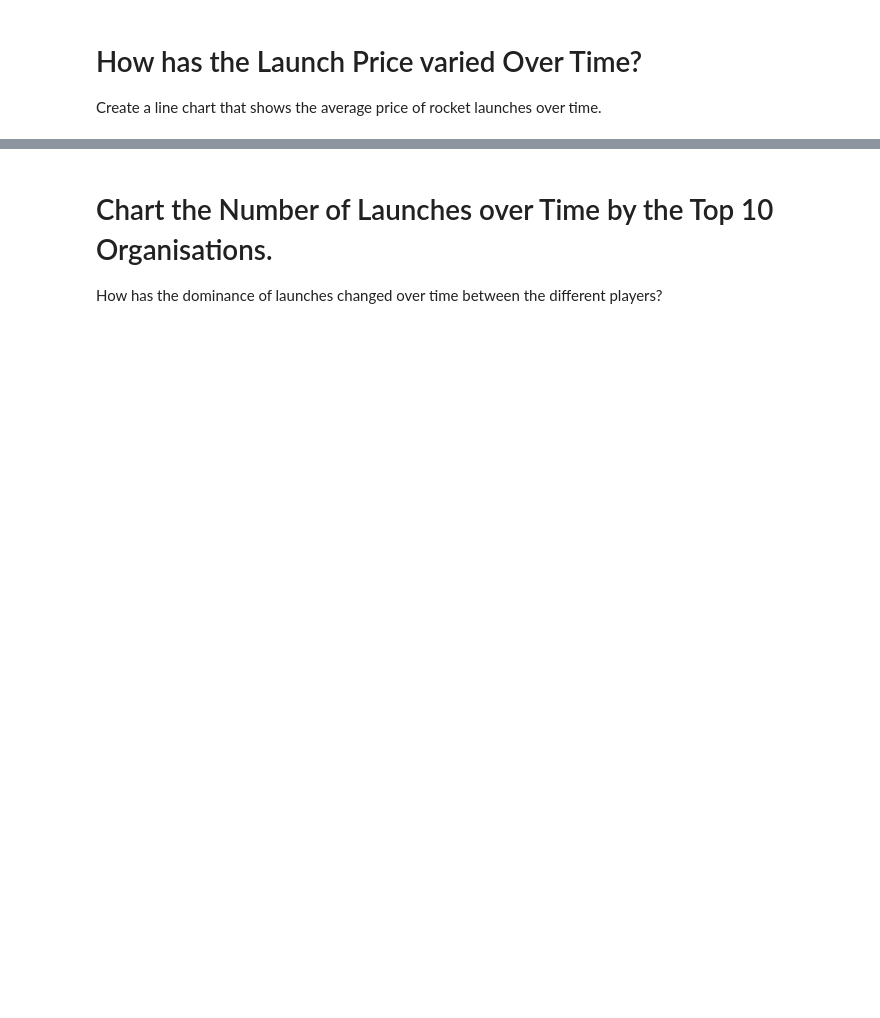
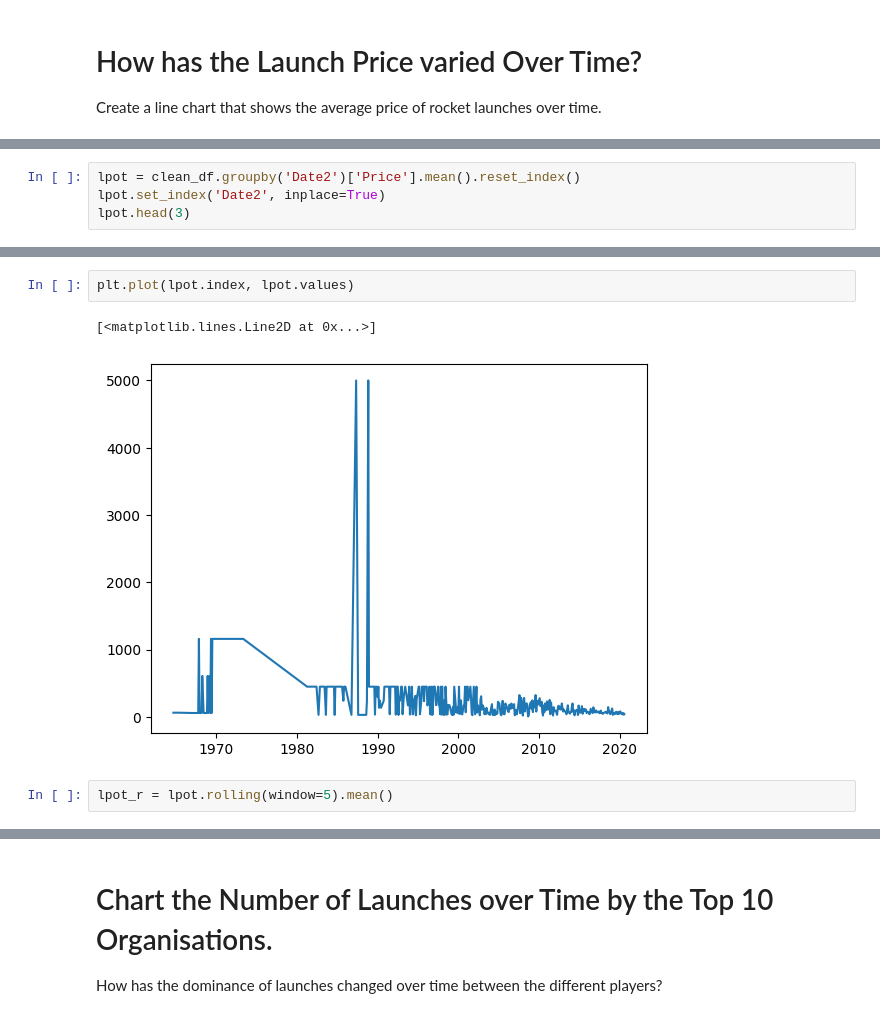
Before and after one commit to Bill-khk/Data-analysis, a Jupyter notebook: SpaceMissions/data/Space_Missions_Analysis.ipynb, the cells around one changed output, grey strips where cells are left out. Drawn from its saved outputs; the diff is of its cells as text; blank space fills up the shorter version.

```diff
--- a/SpaceMissions/data/Space_Missions_Analysis.ipynb
+++ b/SpaceMissions/data/Space_Missions_Analysis.ipynb
@@ -714,0 +721,4 @@ Create a line chart that shows the average price of rocket launches over time.
+# %%
+lpot = clean_df.groupby('Date2')['Price'].mean().reset_index()
+lpot.set_index('Date2', inplace=True)
+lpot.head(3)
@@ -714,0 +731,7 @@ Create a line chart that shows the average price of rocket launches over time.
+# %%
+plt.plot(lpot.index, lpot.values)
+# %% [output]
+[<matplotlib.lines.Line2D at 0x...>]
+[figure, added]
+# %%
+lpot_r = lpot.rolling(window=5).mean()
```
Also changed, not shown: parts of 21 cells of this notebook.
